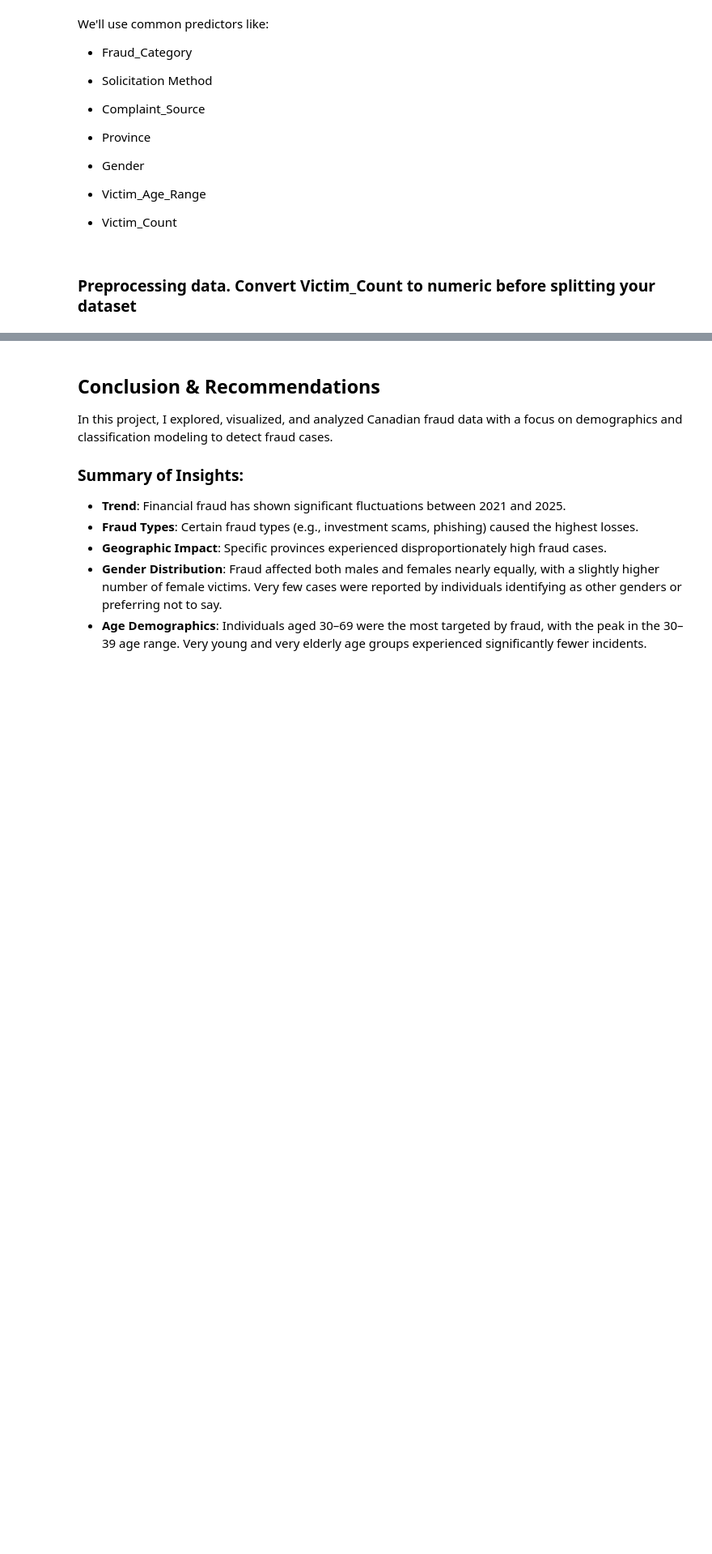
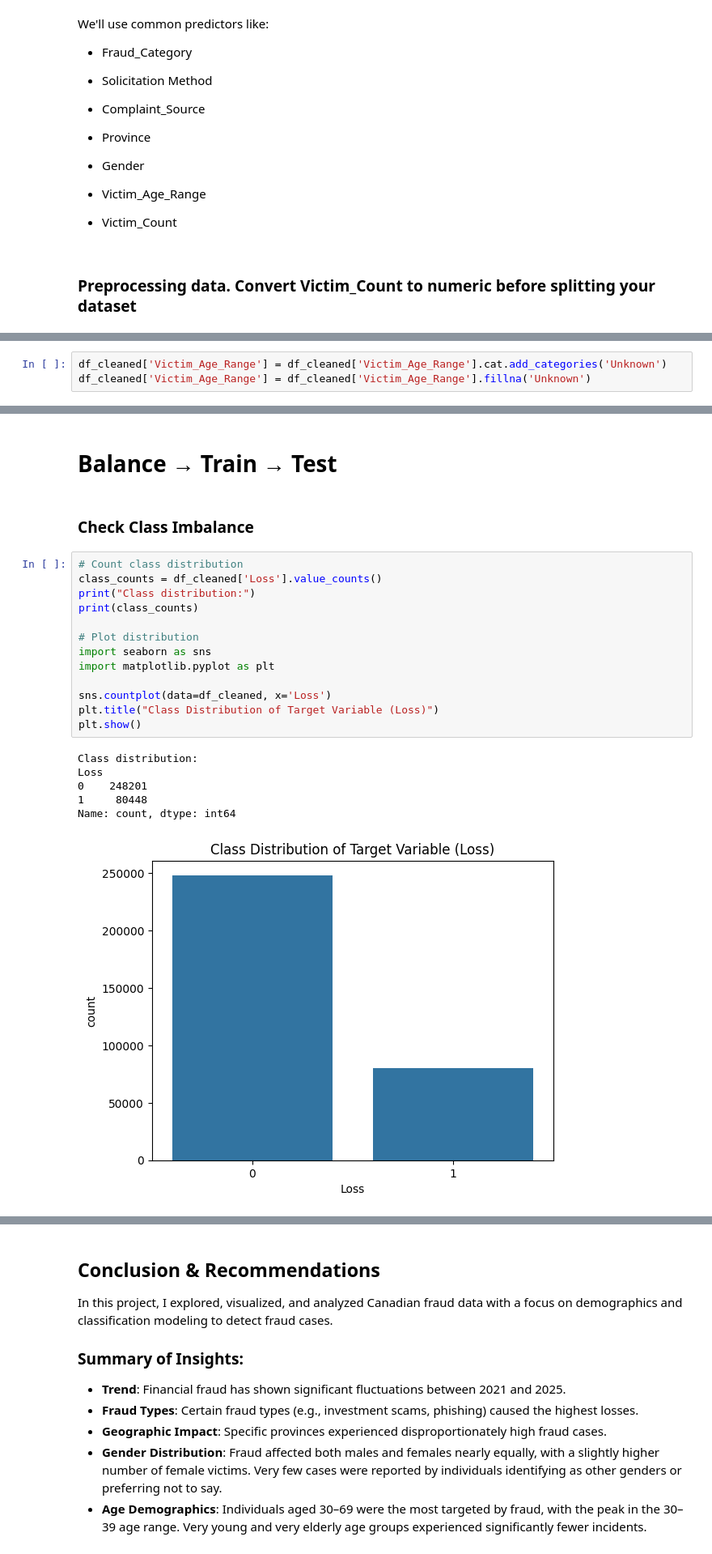
Before and after one commit to helenzhupnyk/Financial_Fraud_Canada, a Jupyter notebook: notebooks/Financial_Fraud_Canada_Data_Analysis_And_Modeling.ipynb, the cells around one changed output, grey strips where cells are left out. Shown at 81% size. Cells and saved outputs as stored; diff of their text form; blank space fills up the shorter version.

Commit message:
added part with balansing data and build models

```diff
--- a/notebooks/Financial_Fraud_Canada_Data_Analysis_And_Modeling.ipynb
+++ b/notebooks/Financial_Fraud_Canada_Data_Analysis_And_Modeling.ipynb
@@ -1013,0 +930,3 @@ All models show similar overall performance (88% accuracy), but **Random Forest
+# %%
+df_cleaned['Victim_Age_Range'] = df_cleaned['Victim_Age_Range'].cat.add_categories('Unknown')
+df_cleaned['Victim_Age_Range'] = df_cleaned['Victim_Age_Range'].fillna('Unknown')
@@ -1013,0 +975,24 @@ All models show similar overall performance (88% accuracy), but **Random Forest
+# %% [markdown]
+# Balance → Train → Test
+# %% [markdown]
+### Check Class Imbalance
+# %%
+# Count class distribution
+class_counts = df_cleaned['Loss'].value_counts()
+print("Class distribution:")
+print(class_counts)
+
+# Plot distribution
+import seaborn as sns
+import matplotlib.pyplot as plt
+
+sns.countplot(data=df_cleaned, x='Loss')
+plt.title("Class Distribution of Target Variable (Loss)")
+plt.show()
+# %% [output]
+Class distribution:
+Loss
+0    248201
+1     80448
+Name: count, dtype: int64
+[figure, added]
```
Also changed, not shown: parts of 79 cells of this notebook.
